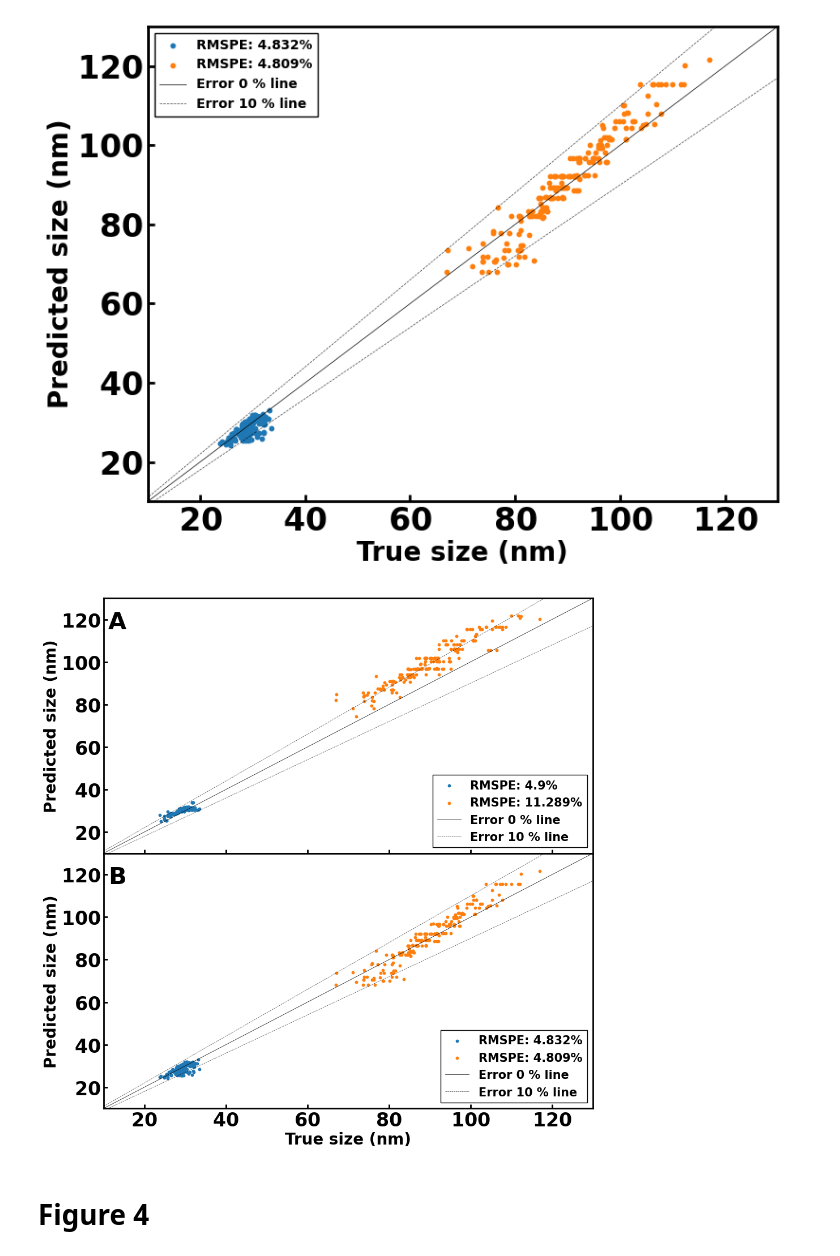
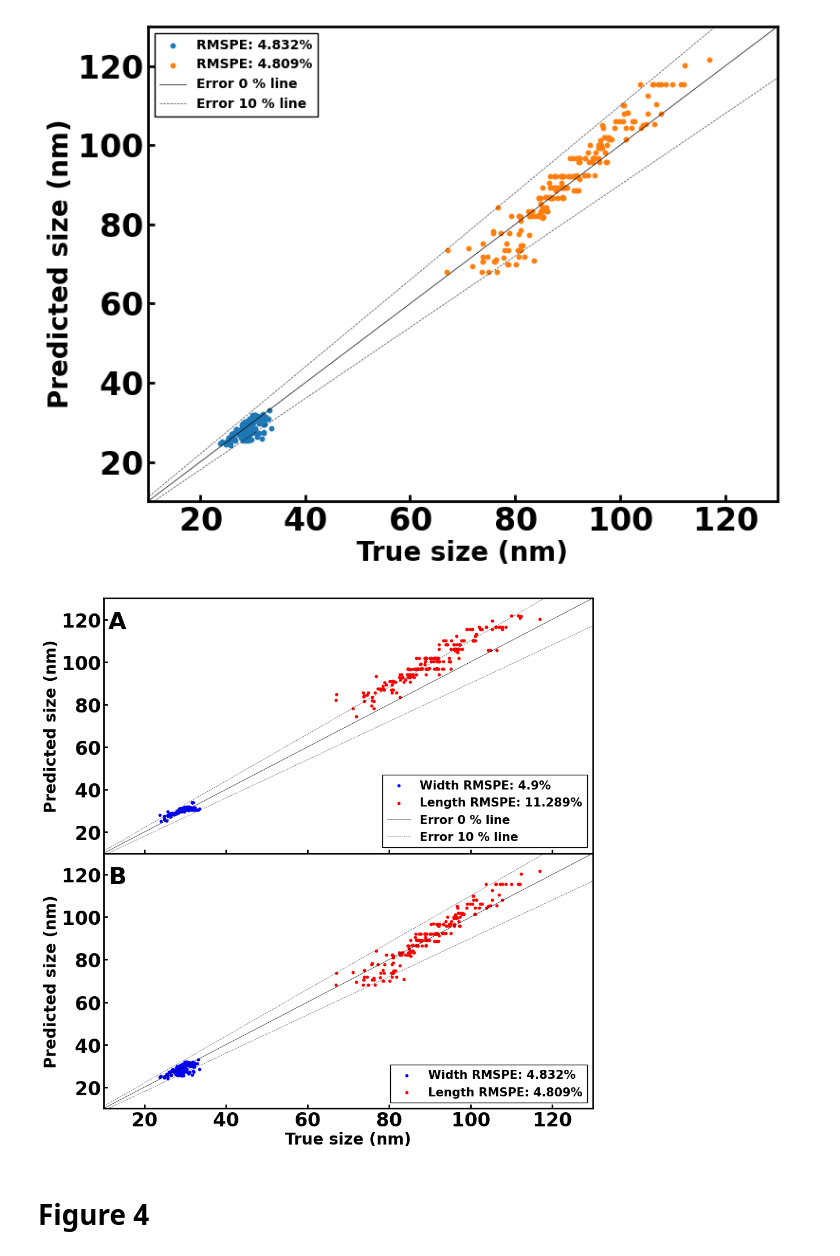
Before and after one commit to SWAN88/AuNR_DA, a Jupyter notebook: 051324_AuNR_DA_figures.ipynb, the cells around one changed output. Saved outputs shown, nothing was run; the diff lists cells and outputs as text; code cells hidden in the pictures.

```diff
--- a/051324_AuNR_DA_figures.ipynb
+++ b/051324_AuNR_DA_figures.ipynb
@@ -1261,42 +1261,42 @@ plt.legend()
 # Create a figure with two subplots, sharing the x-axis
 fig, (ax1, ax2) = plt.subplots(2, 1, sharex=True, figsize=(10, 10), gridspec_kw={'hspace': 0})
 
-ax1.scatter(yw_ito, yw_pred1, s=10, label=f'RMSPE: {round(rmspew1, 3)}%')
-ax1.scatter(yl_ito, yl_pred1, s=10, label=f'RMSPE: {round(rmspel1, 3)}%')
+ax1.scatter(yw_ito, yw_pred1, s=10, c='b', label=f'Width RMSPE: {round(rmspew1, 3)}%')
+ax1.scatter(yl_ito, yl_pred1, s=10, c='r', label=f'Length RMSPE: {round(rmspel1, 3)}%')
 
 x = np.arange(-1, 181)
 ax1.plot(x, x, c='k', lw=0.5, label='Error 0 % line')
 ax1.plot(x, 1.1*x, c='k', linestyle='--', lw=0.5, label='Error 10 % line', alpha=0.75)
 ax1.plot(x, 0.9*x, c='k', linestyle='--', lw=0.5, alpha=0.75)
 
 ax1.set_xlabel('True size (nm)')
 ax1.set_ylabel('Predicted size (nm)')
 # ax1.set_xticks([2.5, 3.0, 3.5, 4.0, 4.5])
 # ax1.set_yticks([1.5, 1.7, 1.9])
 ax1.set_xlim(10, 130)
 ax1.set_ylim(10, 130)
 ax1.legend(loc='lower right', fontsize=15)
 ax1.text(0.01, 0.95, 'A', ha='left', va='top', transform=ax1.transAxes, fontsize=30)
 
-ax2.scatter(yw_ito, yw_pred2, s=10, label=f'RMSPE: {round(rmspew2, 3)}%')
-ax2.scatter(yl_ito, yl_pred2, s=10, label=f'RMSPE: {round(rmspel2, 3)}%')
+ax2.scatter(yw_ito, yw_pred2, s=10, c='b', label=f'Width RMSPE: {round(rmspew2, 3)}%')
+ax2.scatter(yl_ito, yl_pred2, s=10, c='r', label=f'Length RMSPE: {round(rmspel2, 3)}%')
 
-ax2.plot(x, x, c='k', lw=0.5, label='Error 0 % line')
-ax2.plot(x, 1.1*x, c='k', linestyle='--', lw=0.5, label='Error 10 % line', alpha=0.75)
+ax2.plot(x, x, c='k', lw=0.5)
+ax2.plot(x, 1.1*x, c='k', linestyle='--', lw=0.5, alpha=0.75)
 ax2.plot(x, 0.9*x, c='k', linestyle='--', lw=0.5, alpha=0.75)
 
 ax2.set_xlabel('True size (nm)')
 ax2.set_ylabel('Predicted size (nm)')
 # ax2.set_xticks([2.5, 3.0, 3.5, 4.0, 4.5])
 # ax2.set_yticks([1.5, 1.7, 1.9])
 ax2.set_xlim(10, 130)
 ax2.set_ylim(10, 130)
 ax2.legend(loc='lower right', fontsize=15)
 ax2.text(0.01, 0.95, 'B', ha='left', va='top', transform=ax2.transAxes, fontsize=30)
 
 plt.subplots_adjust(hspace=0)  # Remove the space between plots
 # %% [output]
-[figure, old version]
+[figure, new version]
 # %% [markdown]
 # Figure 4
 # %%
```
Also changed, not shown: 2 other files.
